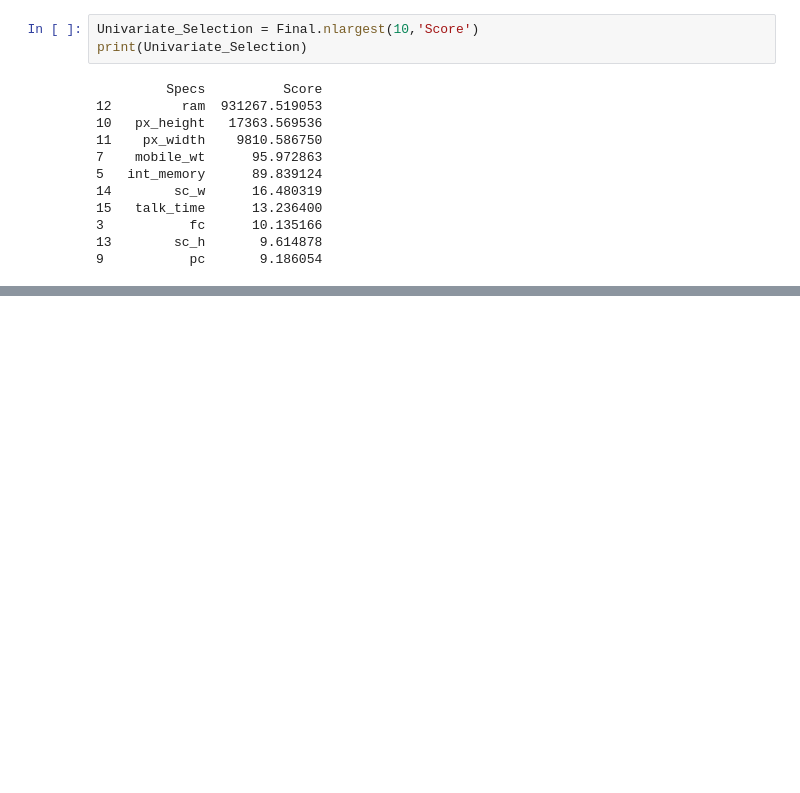
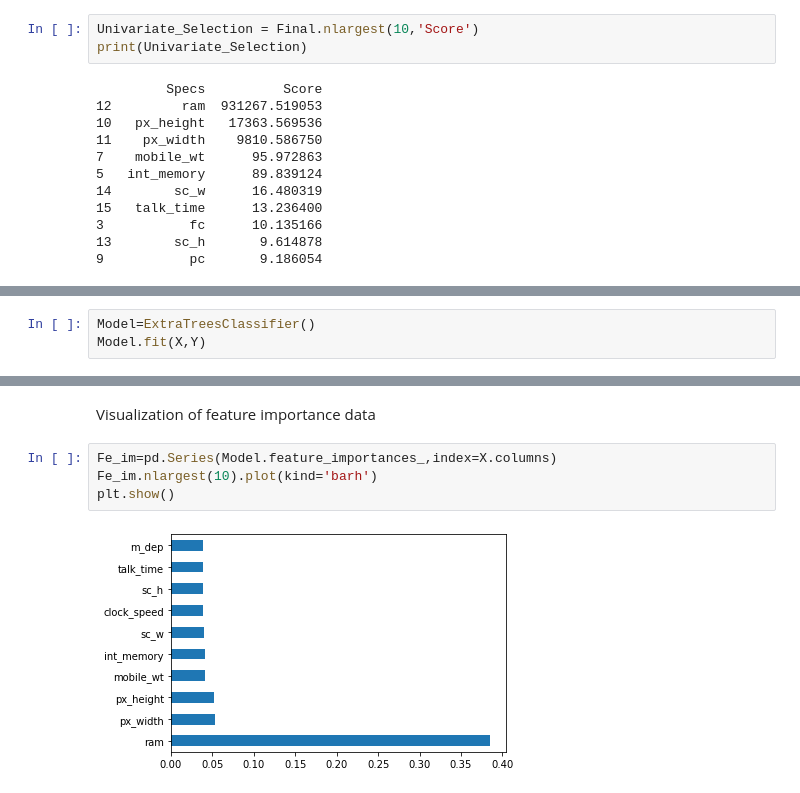
Before and after one commit to dipinpdinesh/Feature-Selection, a Jupyter notebook: Feature_Selection.ipynb, the cells around one changed output, grey strips where cells are left out. Cells and saved outputs as stored; diff of their text form; blank space fills up the shorter version.

```diff
--- a/Feature_Selection.ipynb
+++ b/Feature_Selection.ipynb
@@ -81,0 +93,3 @@ print(Univariate_Selection)
+# %%
+Model=ExtraTreesClassifier()
+Model.fit(X,Y)
@@ -81,0 +112,8 @@ print(Univariate_Selection)
+# %% [markdown]
+Visualization of feature importance data
+# %%
+Fe_im=pd.Series(Model.feature_importances_,index=X.columns)
+Fe_im.nlargest(10).plot(kind='barh')
+plt.show()
+# %% [output]
+[figure, added]
```
Also changed, not shown: parts of 11 cells of this notebook.
